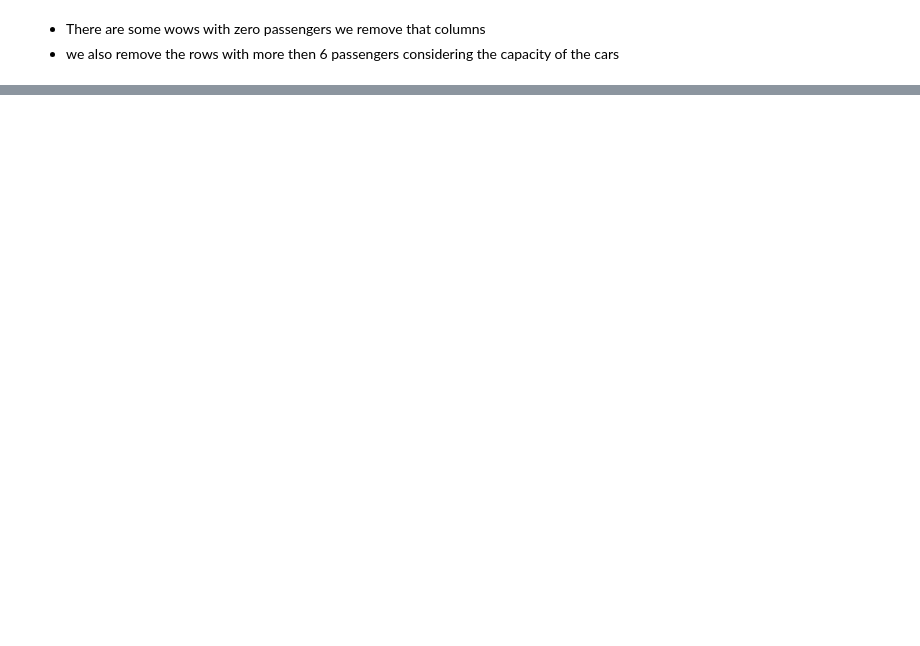
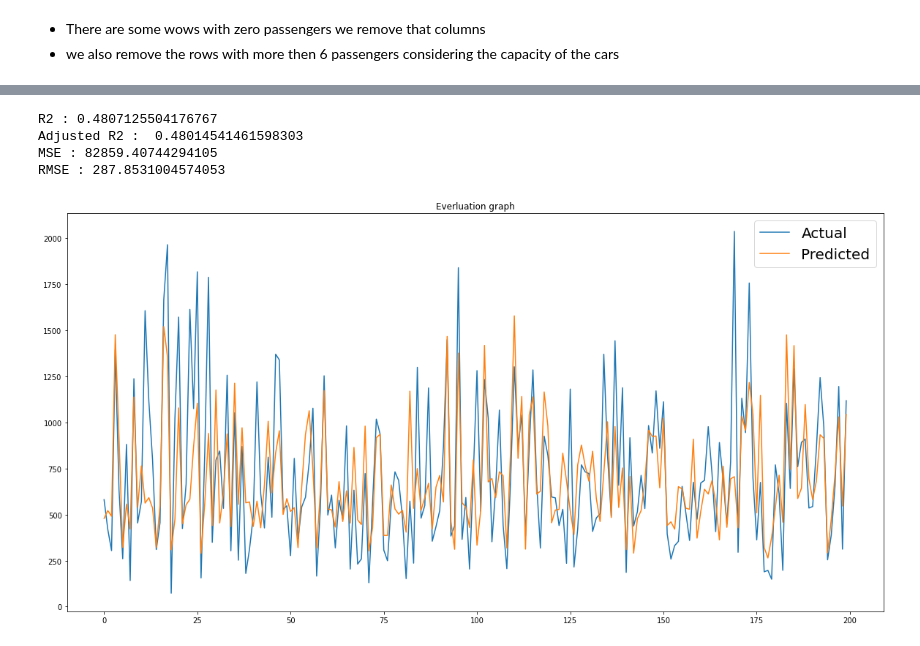
Before and after one commit to prabindebnath25/NYC-Taxi-Trip-Time-Prediction, a Jupyter notebook: NYC_Taxi_Trip_Time_Prediction_Capstone_Project.ipynb, the cells around one changed output, grey strips where cells are left out. Cells and saved outputs as stored; diff of their text form; code cells hidden in the pictures; blank space fills up the shorter version.

```diff
--- a/NYC_Taxi_Trip_Time_Prediction_Capstone_Project.ipynb
+++ b/NYC_Taxi_Trip_Time_Prediction_Capstone_Project.ipynb
@@ -306,0 +433,42 @@ Name: passenger_count, dtype: int64
+# %%
+## Creating a function to to train different linear models
+def train_linear_model(model, X_train , X_test, y_train, y_test):
+    """ This function is used to train different linear models"""
+    # Train the model
+
+    model.fit(X_train,y_train)
+
+    # Predicting the values
+    y_pred = model.predict(X_test)
+
+    # Eveluation matrics
+
+    r2 = r2_score(y_test, y_pred)
+    MSE= mean_squared_error(y_pred, y_test)
+    RMSE = np.sqrt(MSE)
+    Adjusted_r2 = 1-(1-r2_score(y_test,y_pred))*((X_test.shape[0]-1)/(X_test.shape[0]-X_test.shape[1]-1))
+
+    print("\n \n")
+    print("R2 :" ,r2)
+    print("Adjusted R2 : ",Adjusted_r2)
+    print("MSE :" , MSE)
+    print("RMSE :" ,RMSE)
+
+    print("\n \n")
+
+    # Everluation graph
+    plt.figure(figsize = (20,10))
+    plt.plot(np.array(y_test[:200]))
+    plt.plot(np.array(y_pred[:200]))
+    plt.legend(["Actual","Predicted"],prop={'size': 20})
+    plt.title("Everluation graph")
+    plt.show()
+# %%
+lr = LinearRegression()
+train_linear_model(lr,X_train, X_test, y_train, y_test )
+# %% [output]
+R2 : 0.4807125504176767
+Adjusted R2 :  0.48014541461598303
+MSE : 82859.40744294105
+RMSE : 287.8531004574053
+[figure, added]
```
Also changed, not shown: parts of 45 cells of this notebook.
